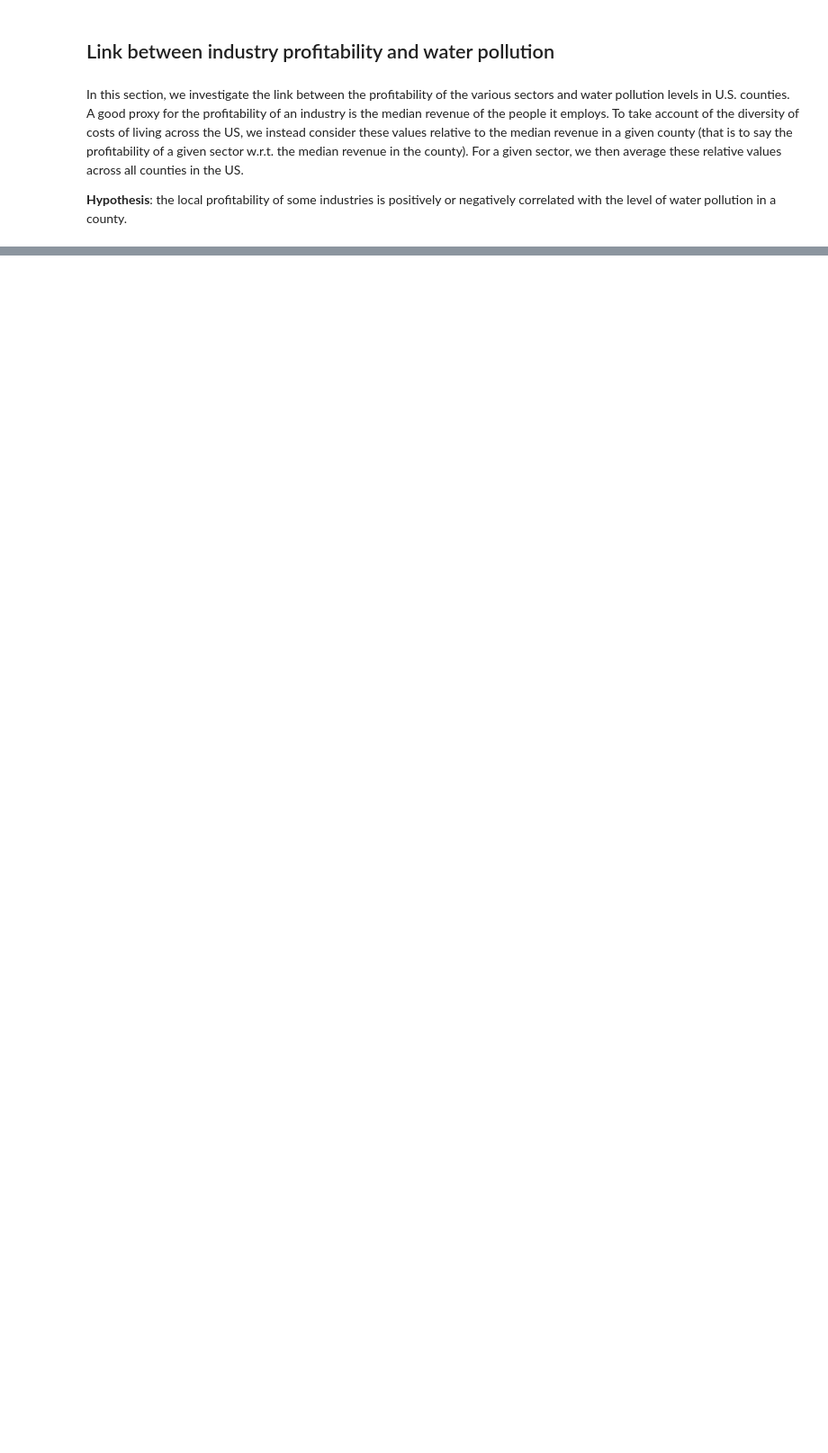
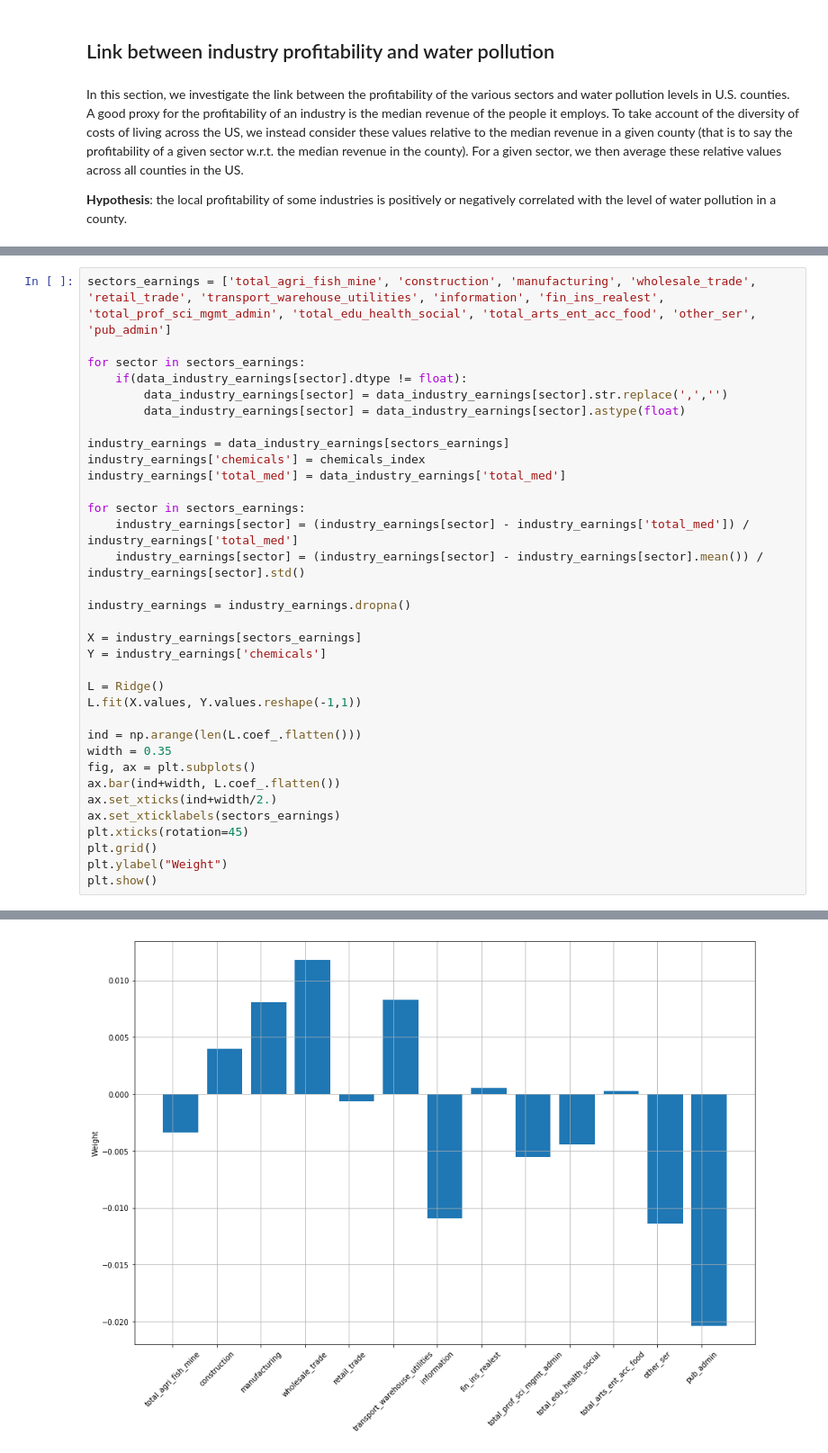
Before and after one commit to Arnaud15/Datathon, a Jupyter notebook: benjamin.ipynb, the cells around one changed output, grey strips where cells are left out. Shown: that part at 90% size. Saved outputs shown, nothing was run; the diff lists cells and outputs as text; blank space fills up the shorter version.

```diff
--- a/benjamin.ipynb
+++ b/benjamin.ipynb
@@ -366,0 +369,35 @@ We then fit a linear model to predict the level of water pollution given the cou
+# %%
+sectors_earnings = ['total_agri_fish_mine', 'construction', 'manufacturing', 'wholesale_trade', 'retail_trade', 'transport_warehouse_utilities', 'information', 'fin_ins_realest', 'total_prof_sci_mgmt_admin', 'total_edu_health_social', 'total_arts_ent_acc_food', 'other_ser', 'pub_admin']
+
+for sector in sectors_earnings:
+    if(data_industry_earnings[sector].dtype != float):
+        data_industry_earnings[sector] = data_industry_earnings[sector].str.replace(',','')
+        data_industry_earnings[sector] = data_industry_earnings[sector].astype(float)
+
+industry_earnings = data_industry_earnings[sectors_earnings]
+industry_earnings['chemicals'] = chemicals_index
+industry_earnings['total_med'] = data_industry_earnings['total_med']
+
+for sector in sectors_earnings:
+    industry_earnings[sector] = (industry_earnings[sector] - industry_earnings['total_med']) / industry_earnings['total_med']
+    industry_earnings[sector] = (industry_earnings[sector] - industry_earnings[sector].mean()) / industry_earnings[sector].std()
+
+industry_earnings = industry_earnings.dropna()
+
+X = industry_earnings[sectors_earnings]
+Y = industry_earnings['chemicals']
+
+L = Ridge()
+L.fit(X.values, Y.values.reshape(-1,1))
+
+ind = np.arange(len(L.coef_.flatten()))
+width = 0.35
+fig, ax = plt.subplots()
+ax.bar(ind+width, L.coef_.flatten())
+ax.set_xticks(ind+width/2.)
+ax.set_xticklabels(sectors_earnings)
+plt.xticks(rotation=45)
+plt.grid()
+plt.ylabel("Weight")
+plt.show()
+# %% [output]
@@ -366,0 +423 @@ We then fit a linear model to predict the level of water pollution given the cou
+[figure, added]
```
Also changed, not shown: parts of 3 cells of this notebook.
